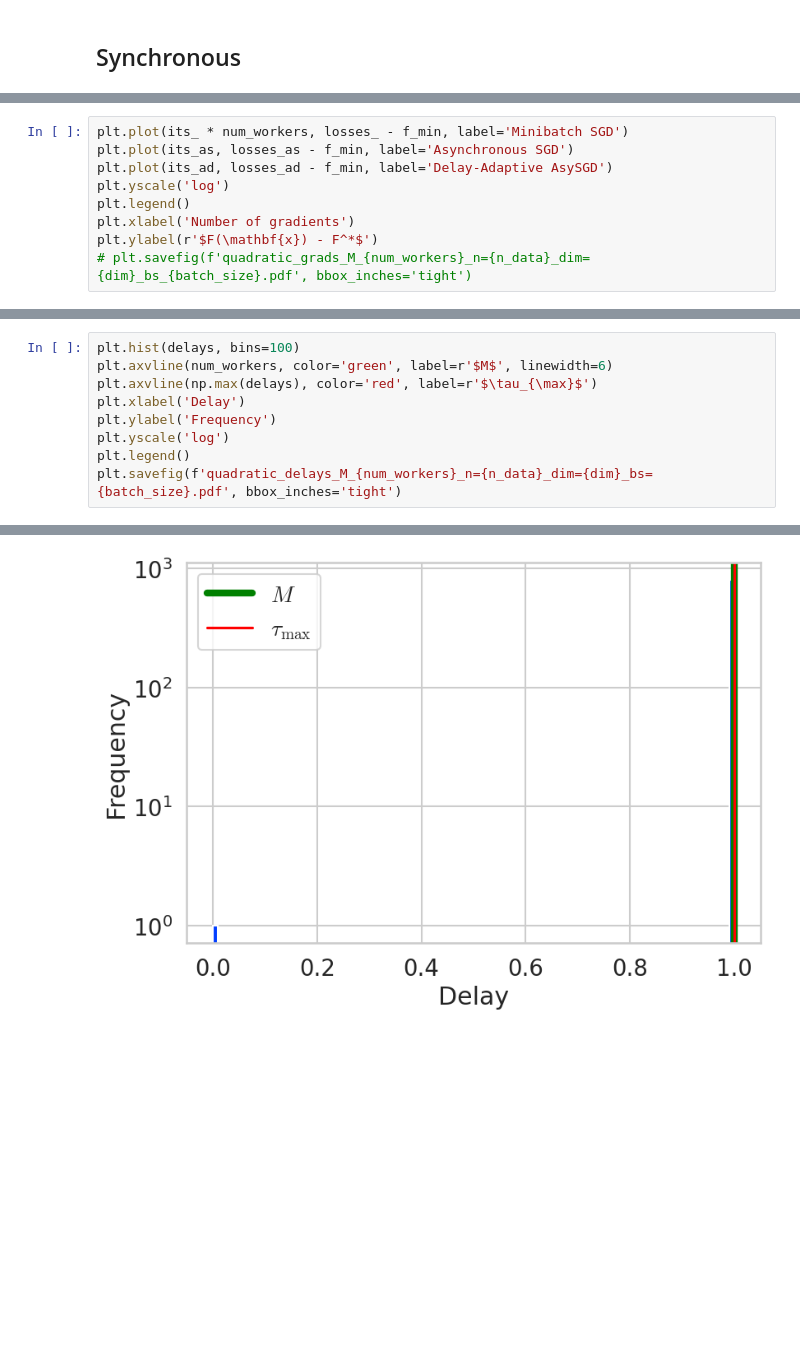
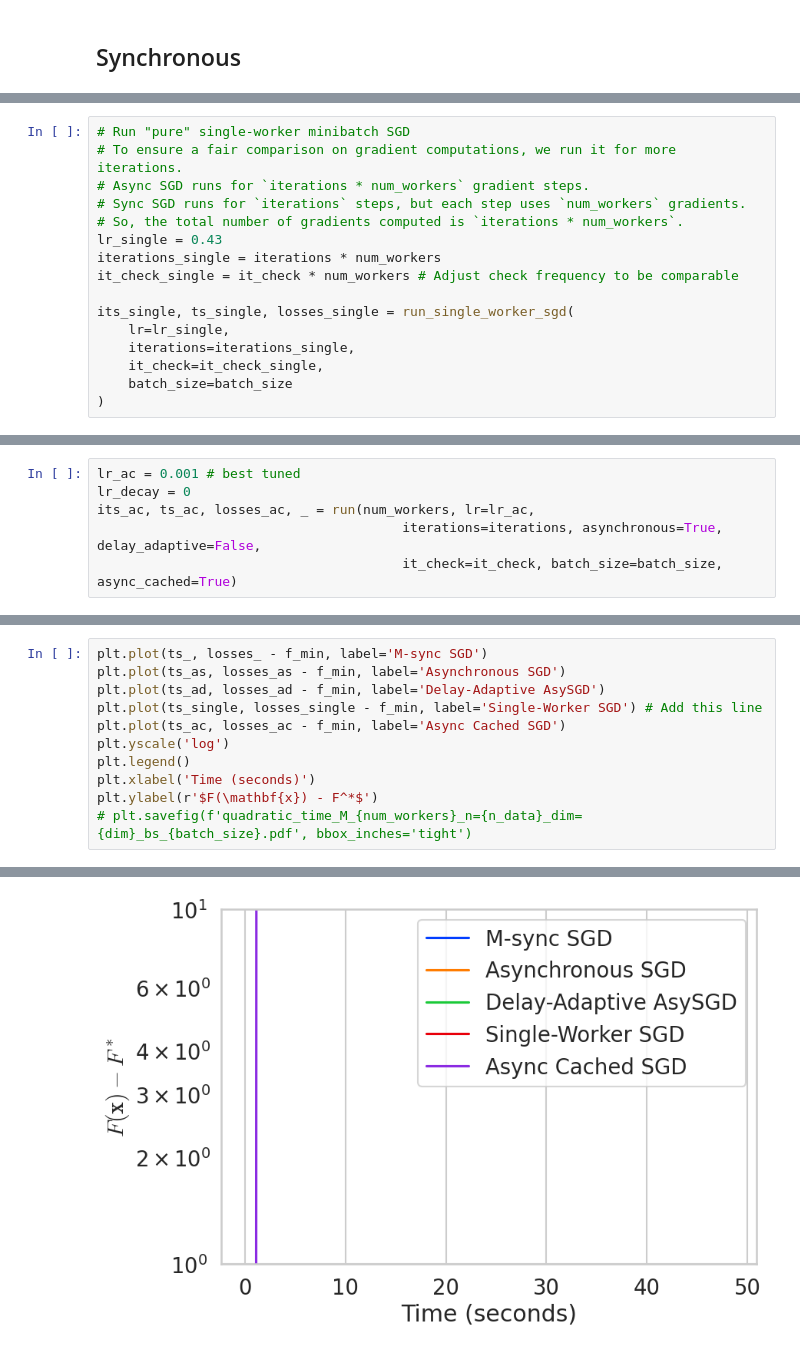
Before and after one commit to PerryChuh/asynchronous_sgd, a Jupyter notebook: modified_original_code.ipynb, the cells around one changed output, grey strips where cells are left out. Cells and saved outputs as stored; diff of their text form; blank space fills up the shorter version.

```diff
--- a/modified_original_code.ipynb
+++ b/modified_original_code.ipynb
@@ -200,4 +239,20 @@ its_, ts_, losses_, _ = run(num_workers, lr=lr_mini,  iterations=iterations,
 (raylet) Warning: The actor DataWorker is very large (30 MiB). Check that its definition is not implicitly capturing a large array or other object in scope. Tip: use ray.put() to put large objects in  ...
+# %%
+# Run "pure" single-worker minibatch SGD
+# To ensure a fair comparison on gradient computations, we run it for more iterations.
+# Async SGD runs for `iterations * num_workers` gradient steps.
+# Sync SGD runs for `iterations` steps, but each step uses `num_workers` gradients.
+# So, the total number of gradients computed is `iterations * num_workers`.
+lr_single = 0.43
+iterations_single = iterations * num_workers
+it_check_single = it_check * num_workers # Adjust check frequency to be comparable
+
+its_single, ts_single, losses_single = run_single_worker_sgd(
+    lr=lr_single,
+    iterations=iterations_single,
+    it_check=it_check_single,
+    batch_size=batch_size
+)
 # %%
 lr_as = 0.43 # best tuned
 lr_decay = 0
@@ -217,10 +274,7 @@ AttributeError: 'ActorHandle' object has no attribute 'update_lr'
 # %%
-plt.plot(its_ * num_workers, losses_ - f_min, label='Minibatch SGD')
-plt.plot(its_as, losses_as - f_min, label='Asynchronous SGD')
-plt.plot(its_ad, losses_ad - f_min, label='Delay-Adaptive AsySGD')
-plt.yscale('log')
-plt.legend()
-plt.xlabel('Number of gradients')
-plt.ylabel(r'$F(\mathbf{x}) - F^*$')
-# plt.savefig(f'quadratic_grads_M_{num_workers}_n={n_data}_dim={dim}_bs_{batch_size}.pdf', bbox_inches='tight')
+lr_ac = 0.001 # best tuned
+lr_decay = 0
+its_ac, ts_ac, losses_ac, _ = run(num_workers, lr=lr_ac,
+                                       iterations=iterations, asynchronous=True, delay_adaptive=False,
+                                       it_check=it_check, batch_size=batch_size, async_cached=True)
 # %% [output]
@@ -229,10 +311,12 @@ Text(0, 0.5, '$F(\\mathbf{x}) - F^*$')
 # %%
-plt.hist(delays, bins=100)
-plt.axvline(num_workers, color='green', label=r'$M$', linewidth=6)
-plt.axvline(np.max(delays), color='red', label=r'$\tau_{\max}$')
-plt.xlabel('Delay')
-plt.ylabel('Frequency')
+plt.plot(ts_, losses_ - f_min, label='M-sync SGD')
+plt.plot(ts_as, losses_as - f_min, label='Asynchronous SGD')
+plt.plot(ts_ad, losses_ad - f_min, label='Delay-Adaptive AsySGD')
+plt.plot(ts_single, losses_single - f_min, label='Single-Worker SGD') # Add this line
+plt.plot(ts_ac, losses_ac - f_min, label='Async Cached SGD')
 plt.yscale('log')
 plt.legend()
-plt.savefig(f'quadratic_delays_M_{num_workers}_n={n_data}_dim={dim}_bs={batch_size}.pdf', bbox_inches='tight')
+plt.xlabel('Time (seconds)')
+plt.ylabel(r'$F(\mathbf{x}) - F^*$')
+# plt.savefig(f'quadratic_time_M_{num_workers}_n={n_data}_dim={dim}_bs_{batch_size}.pdf', bbox_inches='tight')
 # %% [output]
@@ -243 +324 @@ plt.savefig(f'quadratic_delays_M_{num_workers}_n={n_data}_dim={dim}_bs={batch_si
-[figure, old version]
+[figure, new version]
```
Also changed, not shown: parts of 13 cells of this notebook, 6 other files.
